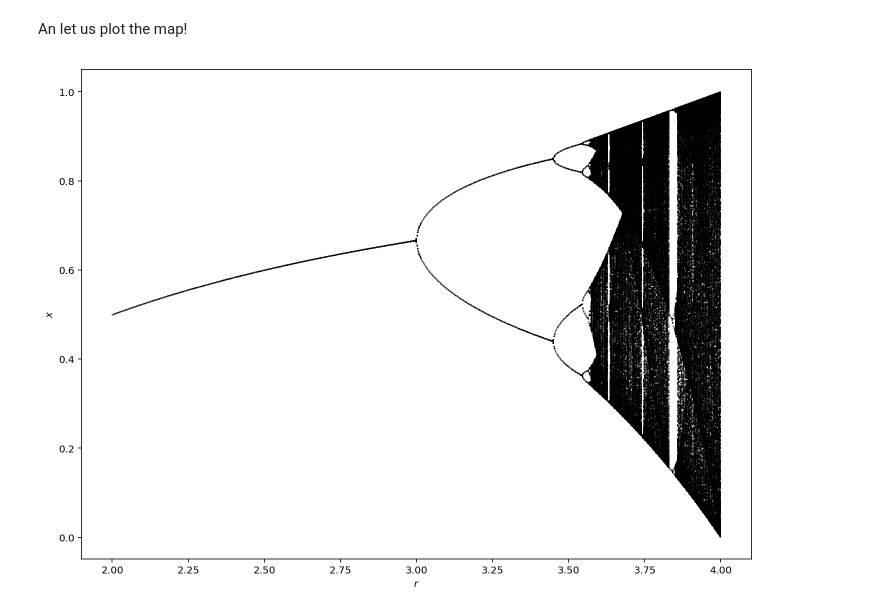
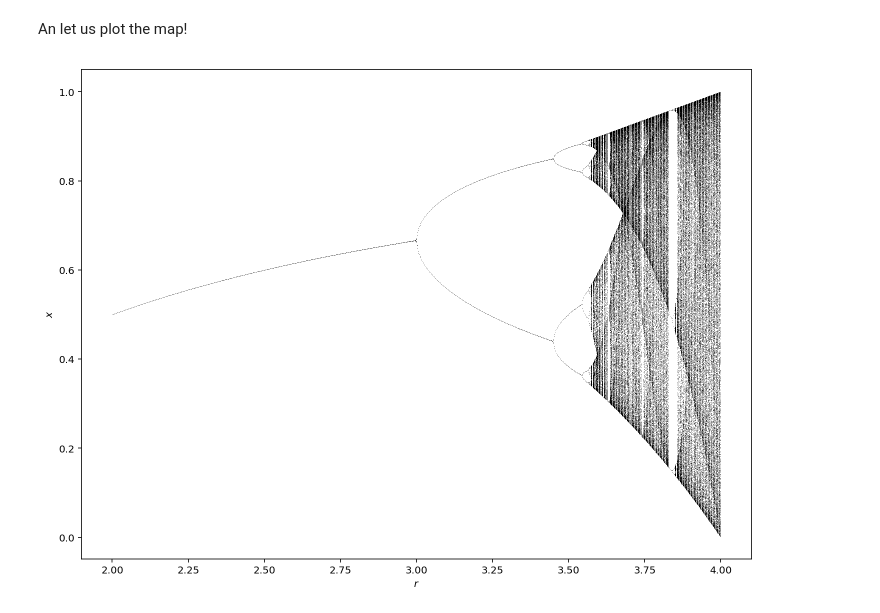
Before and after one commit to fedxa/PHYS30471, a Jupyter notebook: LogisticMap.ipynb, the cells around one changed output. Drawn from its saved outputs; the diff is of its cells as text; code cells hidden in the pictures.

```diff
--- a/LogisticMap.ipynb
+++ b/LogisticMap.ipynb
@@ -74,15 +74,15 @@ An let us plot the map!
 # %%
 rran=np.linspace(2, 4, num=1000) # You can change the range to "zoom"
 ## rran=np.linspace(3.5, 3.7, num=1000)
 
 fig2 = plt.figure(figsize=(12, 9))
 ax2 = fig2.subplots(1) # get figure and "axes". They can be reused later.
 ax2.set_xlabel("$r$")
 ax2.set_ylabel("$x$")
 
 for r in rran:
     cycle = get_cycle(r)
     rr = np.full_like(cycle, r)
-    ax2.scatter(rr, cycle, s=0.1, color="black")
+    ax2.scatter(rr, cycle, lw=0, s=0.1, color="black")
 # %% [output]
-[figure, old version]
+[figure, new version]
```
Also changed, not shown: 2 other files.
